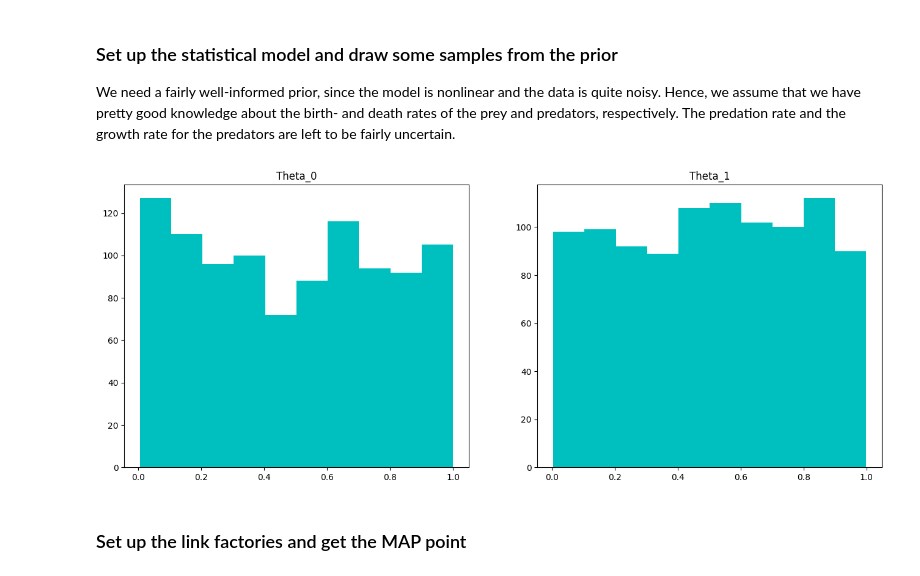
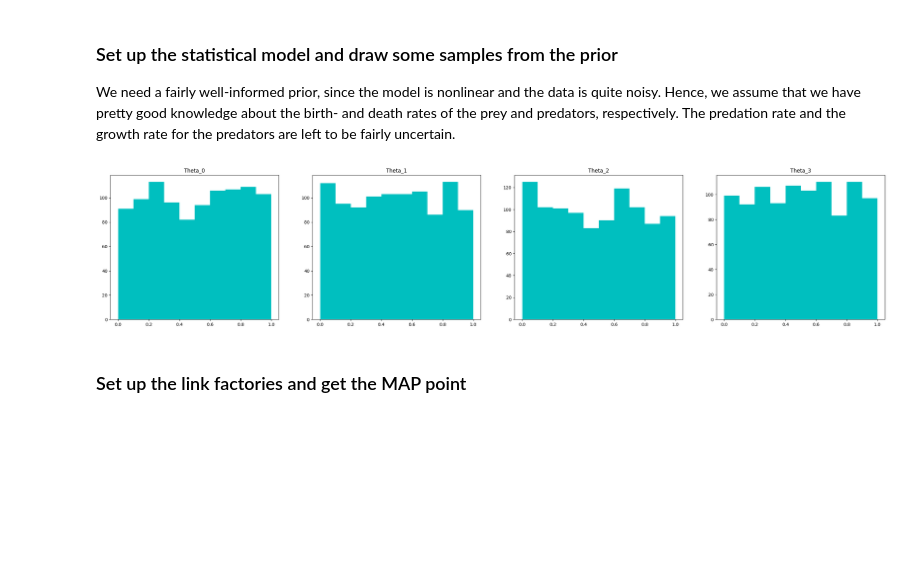
Before and after one commit to datokrat/modeling-week-arepo, a Jupyter notebook: arepo.ipynb, the cells around one changed output. Saved outputs shown, nothing was run; the diff lists cells and outputs as text; code cells hidden in the pictures; blank space fills up the shorter version.

```diff
--- a/arepo.ipynb
+++ b/arepo.ipynb
@@ -136,40 +246,40 @@ We need a fairly well-informed prior, since the model is nonlinear and the data
 # low = [0, 0]
 # high = [1, 1]
 # my_prior = stats.uniform(loc=low, scale=high)
 class MultivariatePrior:
     def __init__(self, low, high):
         self.low = np.array(low)
         self.high = np.array(high)
         self.dim = len(low)
 
     def logpdf(self, x):
-        x = np.atleast_2d(x)
+        x = np.array(x)
         in_range = np.all((x >= self.low) & (x <= self.high))
         return 0 if in_range else -np.inf  # np.where(in_range, 0, -np.inf)
 
     def rvs(self, size=1):
         if isinstance(size, int):
             size = (size, self.dim)
         elif isinstance(size, tuple) and len(size) == 1:
             size = size + (self.dim,)
         samples = np.random.uniform(self.low, self.high, size=size)
         if size == 1 or (isinstance(size, tuple) and size[0] == 1):
             return samples[0]
         return samples
 
 # Set up the prior
-low = np.array([0, 0])
-high = np.array([1, 1])
+low = np.array([0, 0, 0, 0])
+high = np.array([1, 1, 1, 1])
 my_prior = MultivariatePrior(low, high)
 
 # draw some samples and plot them
-prior_samples = my_prior.rvs(size=(1000, 2))
-fig, axes = plt.subplots(nrows=1, ncols=2, figsize = (8*2, 6))
-for i in range(2):
+prior_samples = my_prior.rvs(size=(1000, 4))
+fig, axes = plt.subplots(nrows=1, ncols=4, figsize = (8*4, 6))
+for i in range(4):
     axes[i].set_title('Theta_{}'.format(i))
     axes[i].hist(prior_samples[:,i], color='c')
 # %% [output]
-[figure, old version]
+[figure, new version]
 # %%
 # define the likelihood
 cov_likelihood = sigma**2*np.eye(data.size)
```
Also changed, not shown: parts of 13 cells of this notebook.
